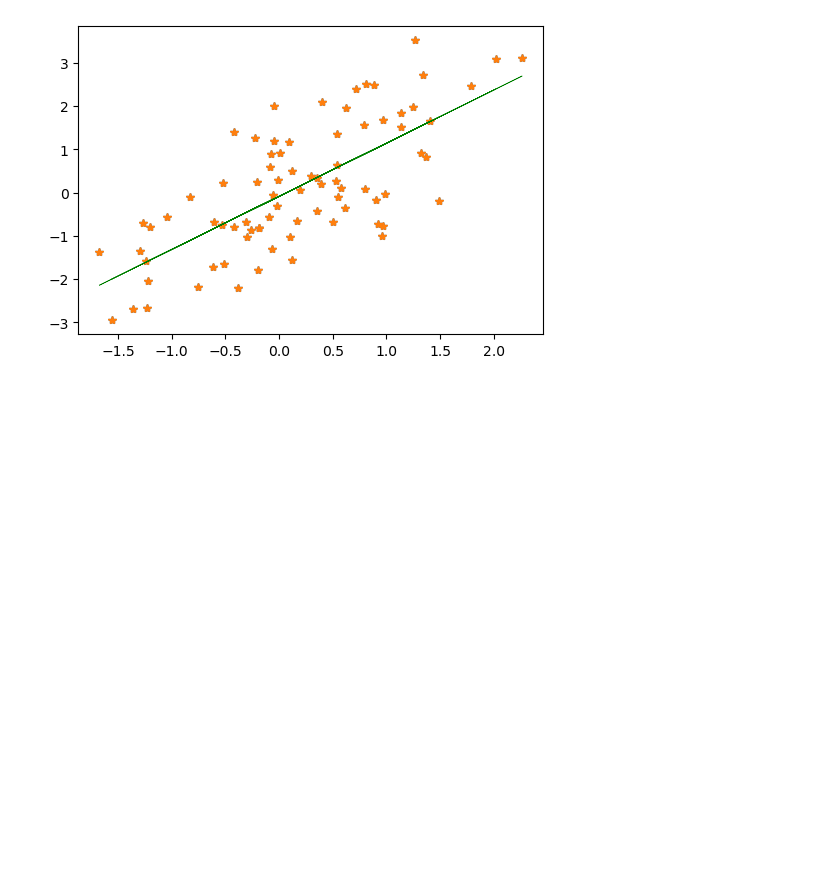
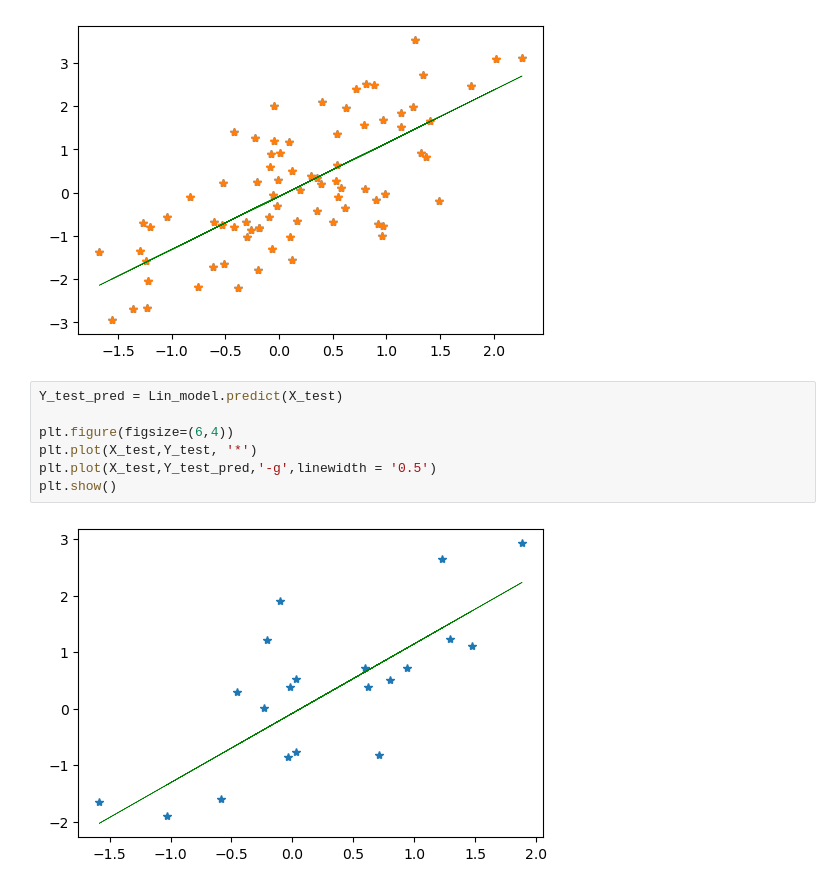
Before and after one commit to AkanchhaChoudhary/MSc-Data_Management_and_Business_Analytics, a Jupyter notebook: Second_Trimester/3. Regression/Practical 3.2.ipynb, the cells around one changed output. Cells and saved outputs as stored; diff of their text form; blank space fills up the shorter version.

```diff
--- a/Second_Trimester/3. Regression/Practical 3.2.ipynb
+++ b/Second_Trimester/3. Regression/Practical 3.2.ipynb
@@ -57,3 +57,12 @@ plt.show
 # %% [output]
 <function matplotlib.pyplot.show(close=None, block=None)>
 [figure]
+# %%
+Y_test_pred = Lin_model.predict(X_test)
+
+plt.figure(figsize=(6,4))
+plt.plot(X_test,Y_test, '*')
+plt.plot(X_test,Y_test_pred,'-g',linewidth = '0.5')
+plt.show()
+# %% [output]
+[figure, added]
```
Also changed, not shown: parts of 10 cells of this notebook.
